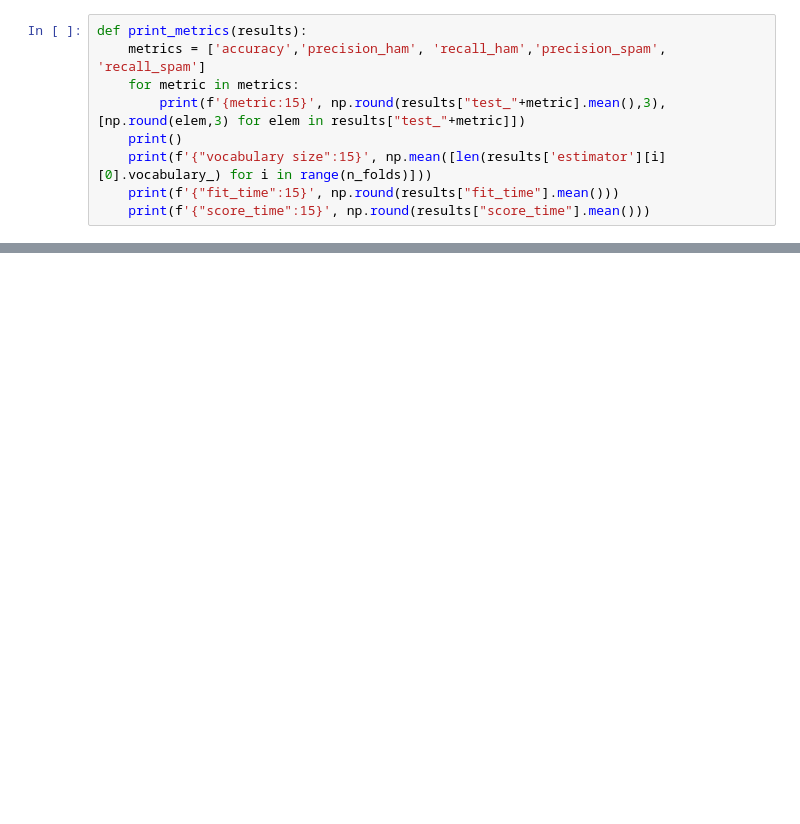
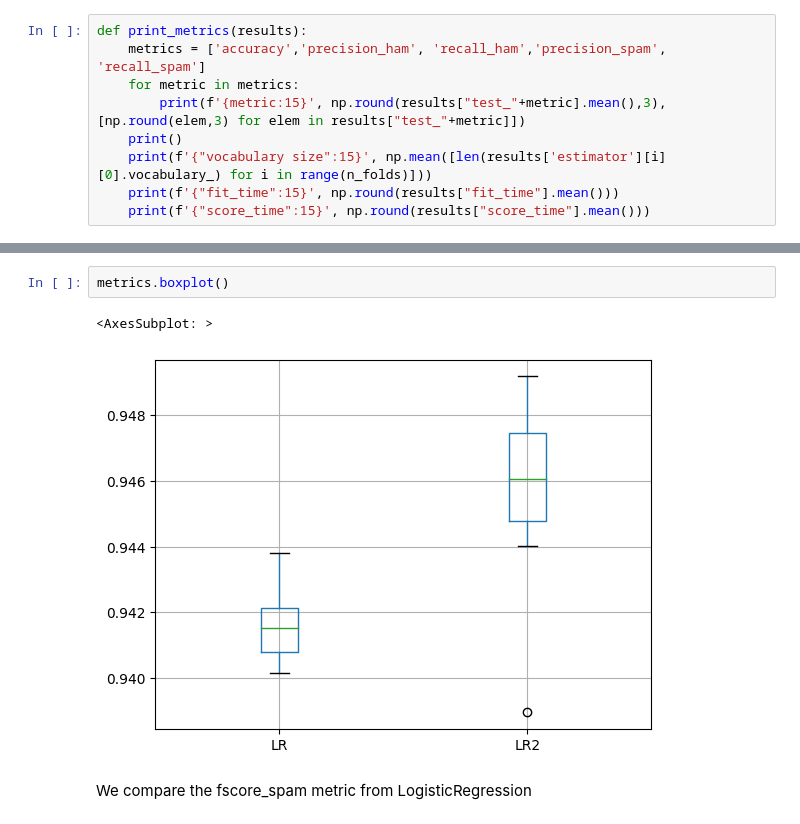
Before and after one commit to giacomovitangeli/phishing-detection, a Jupyter notebook: phishing_detection.ipynb, the cells around one changed output, grey strips where cells are left out. Saved outputs shown, nothing was run; the diff lists cells and outputs as text; blank space fills up the shorter version.

```diff
--- a/phishing_detection.ipynb
+++ b/phishing_detection.ipynb
@@ -319,0 +408,7 @@ ValueError: Supported target types are: ('binary', 'multiclass'). Got 'unknown'
+# %%
+metrics.boxplot()
+# %% [output]
+<AxesSubplot: >
+[figure, added]
+# %% [markdown]
+We compare the fscore_spam metric from LogisticRegression
```
Also changed, not shown: parts of 65 cells of this notebook, 1 other file.
